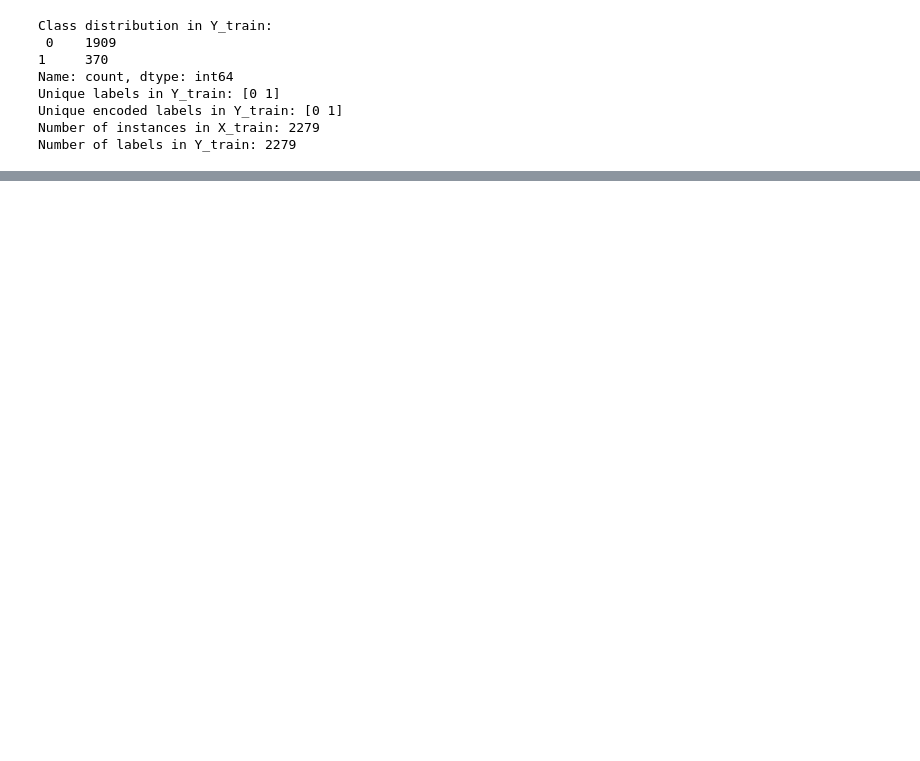
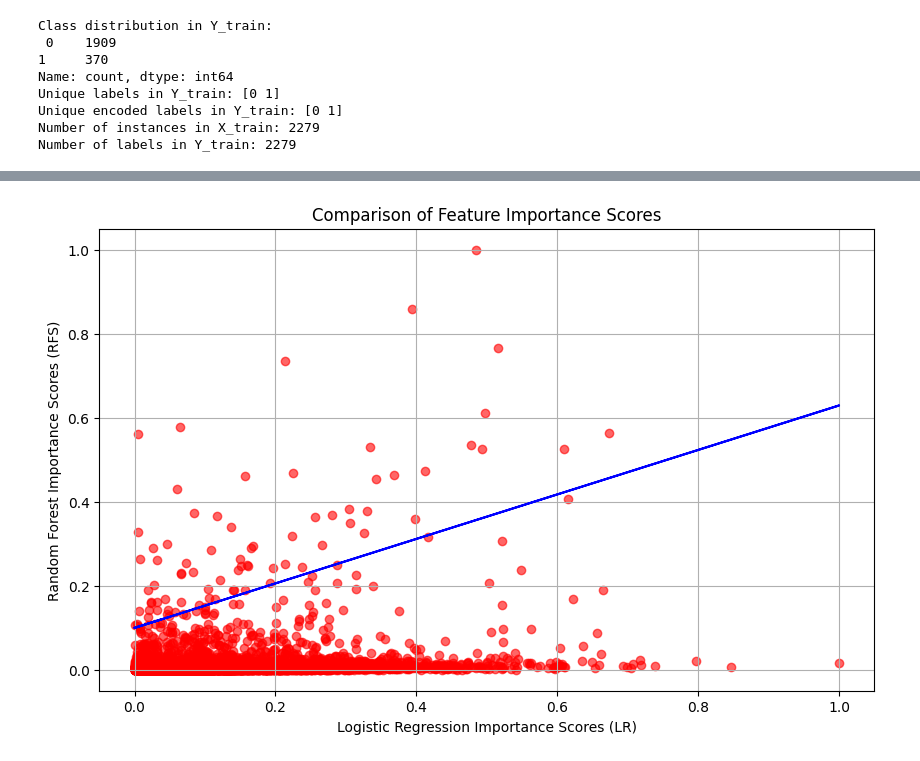
Before and after one commit to Ellaermeg/Eliah-Masters, a Jupyter notebook: KOs/Grouped pipeline.ipynb, the cells around one changed output, grey strips where cells are left out. Saved outputs shown, nothing was run; the diff lists cells and outputs as text; code cells hidden in the pictures; blank space fills up the shorter version.

```diff
--- a/KOs/Grouped pipeline.ipynb
+++ b/KOs/Grouped pipeline.ipynb
@@ -469,0 +649,66 @@ Testing with k=981
+# %%
+# Assume X_aligned and Y_aligned are defined and appropriate for model fitting
+
+# Fit models
+lr_model = LogisticRegression()
+rf_model = RandomForestClassifier(n_estimators=100, random_state=42)
+
+# Fitting to aligned matrices
+lr_model.fit(X_aligned, Y_aligned)
+rf_model.fit(X_aligned, Y_aligned)
+
+# Get coefficients and feature importances
+logistic_importance = np.abs(lr_model.coef_[0])
+rf_feature_importance = rf_model.feature_importances_
+
+# Rank the features by importance for each model
+lr_ranking = np.argsort(logistic_importance)[::-1]  # argsort returns indices that would sort the array
+rf_ranking = np.argsort(rf_feature_importance)[::-1]
+
+# Normalize the importance scores
+scaler = MinMaxScaler()
+lr_importance_scaled = scaler.fit_transform(logistic_importance.reshape(-1, 1)).flatten()
+rf_importance_scaled = scaler.fit_transform(rf_feature_importance.reshape(-1, 1)).flatten()
+
+
+# Scatter plot
+fig, ax = plt.subplots(figsize=(10, 6))
+ax.scatter(lr_importance_scaled, rf_importance_scaled, alpha=0.6, color='red')
+
+# Line of best fit
+m, b = np.polyfit(rf_importance_scaled, lr_importance_scaled, 1)
+ax.plot(rf_importance_scaled, m*rf_importance_scaled + b, color='blue')
+ax.grid(True)
+ax.set_xlabel('Logistic Regression Importance Scores (LR)')
+ax.set_ylabel('Random Forest Importance Scores (RFS)')
+ax.set_title('Comparison of Feature Importance Scores')
+
+plt.show()
+
+
+# For visualization
+feature_names = X_aligned.columns  # Assuming your DataFrame columns are the feature names
+ranking_df = pd.DataFrame({
+    'Feature': feature_names,
+    'LR_Rank': lr_ranking.argsort(),  # Convert indices to rank positions
+    'RF_Rank': rf_ranking.argsort(),
+    'LR_Score': logistic_importance[lr_ranking.argsort()],  # Order scores by original feature order
+    'RF_Score': rf_feature_importance[rf_ranking.argsort()]
+})
+
+# Sort DataFrame based on what is needed
+ranking_df.sort_values('RF_Rank', ascending=True, inplace=True)
+
+# Select top features by rank threshold or specific indices if needed
+top_n = 10
+ranking_df['Top_LR'] = ranking_df['LR_Rank'] < top_n
+ranking_df['Top_RF'] = ranking_df['RF_Rank'] < top_n
+
+# Display the first 20 entries for checking
+print(ranking_df.head(20))
+
+# To find features that are consistently considered important, look for low rank numbers in both models
+consistently_important_features = ranking_df[(ranking_df['LR_Rank'] < 100) & (ranking_df['RF_Rank'] < 100)]
+print(consistently_important_features)
+# %% [output]
+[figure, added]
```
Also changed, not shown: parts of 6 cells of this notebook, 1 other file.
